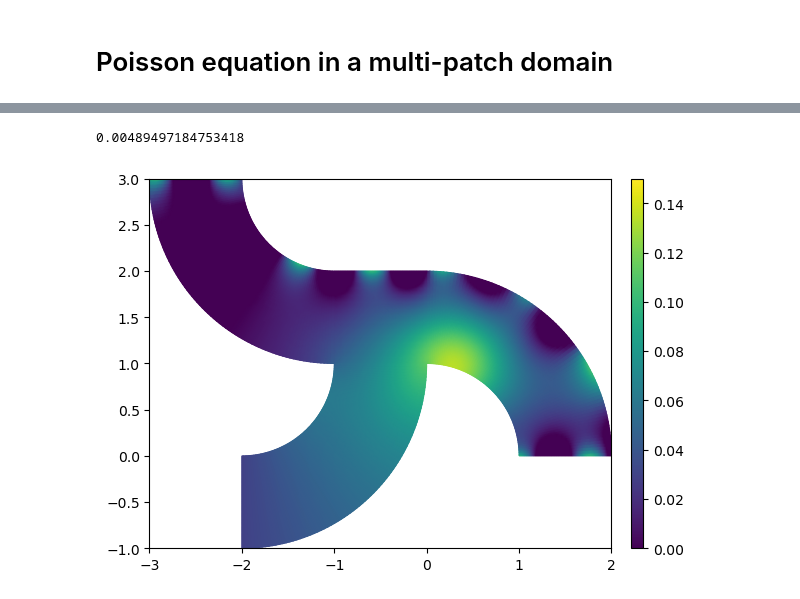
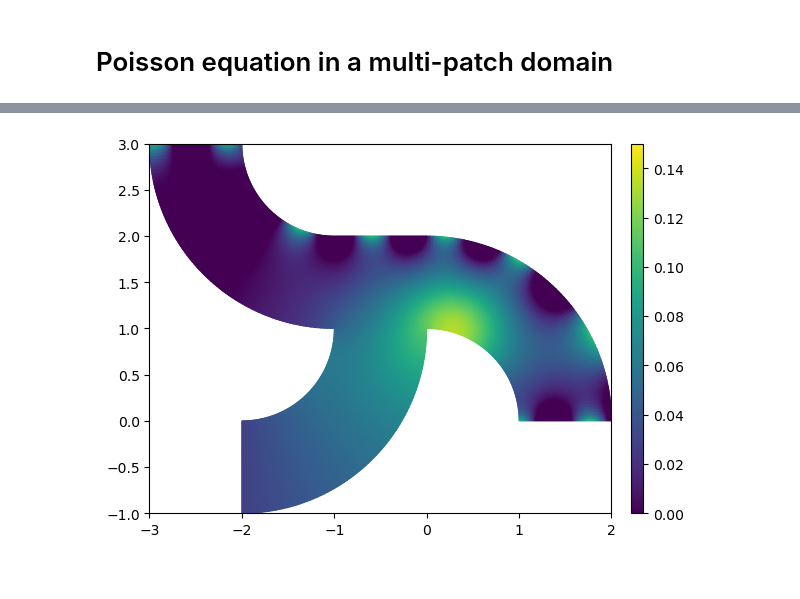
Before and after one commit to Stefan714/pyiga, a Jupyter notebook: notebooks/solve-multipatch.ipynb, the cells around one changed output, grey strips where cells are left out. Drawn from its saved outputs; the diff is of its cells as text; code cells hidden in the pictures.

```diff
--- a/notebooks/solve-multipatch.ipynb
+++ b/notebooks/solve-multipatch.ipynb
@@ -66,12 +76,11 @@ Basis setup took 0.0015425682067871094 seconds
 # %%
 # set up and solve linear system by eliminating Dirichlet DoFs from the system
-LS = assemble.RestrictedLinearSystem(A + R, rhs + N, dir_bcs)
+LS = assemble.RestrictedLinearSystem(Kh + Rh, Fh + Nh, dir_bcs)
+u = LS.complete(solvers.make_solver(LS.A, spd=True)@LS.b)
 
-t=time.time()
-u = LS.complete(solvers.make_solver(LS.A, symmetric=False).dot(LS.b))
-print(time.time()-t)
 # restrict solution to each individual patch (kvs on every patch) and visualize solution
 MP.plot(u, range = (0, 1.5e-1), cmap='viridis')
-# %% [output]
-0.00489497184753418
-[figure, removed]
+# %%
+MP.plot(u, range = (0, 1.5e-1), cmap='viridis')
+# %% [output]
+[figure, added]
```
Also changed, not shown: parts of 7 cells of this notebook, 12 other files.
